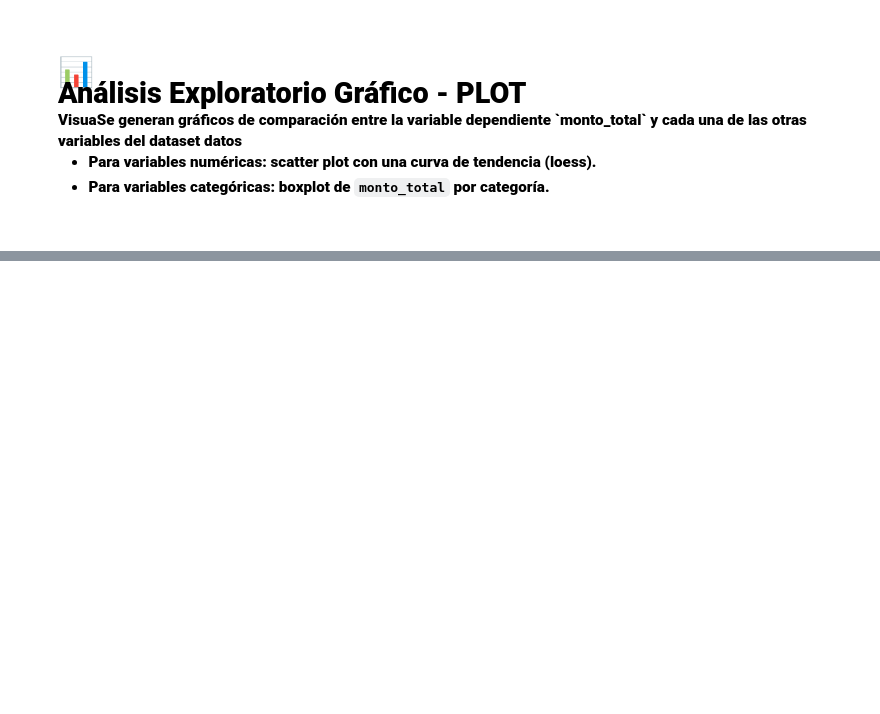
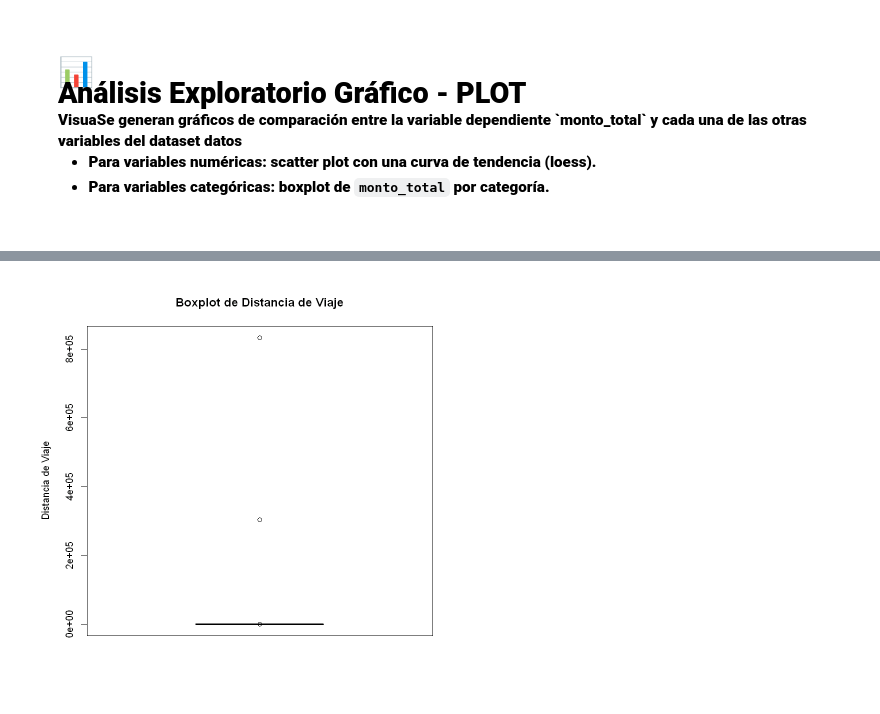
Before and after one commit to RosariosTijeras/Autonomos-Modelamiento, a Jupyter notebook: Autonomos/Autonomo_2/R_Notebooks/analisis.ipynb, the cells around one changed output, grey strips where cells are left out. Saved outputs shown, nothing was run; the diff lists cells and outputs as text; code cells hidden in the pictures; blank space fills up the shorter version.

```diff
--- a/Autonomos/Autonomo_2/R_Notebooks/analisis.ipynb
+++ b/Autonomos/Autonomo_2/R_Notebooks/analisis.ipynb
@@ -611,0 +592,4 @@ F-statistic: 154.5 on 8 and 913740 DF,  p-value: < 2.2e-16
+# %%
+boxplot(datos$distancia_viaje, main="Boxplot de Distancia de Viaje", ylab="Distancia de Viaje", col="lightblue")
+# %% [output]
+[figure, added]
```
Also changed, not shown: parts of 24 cells of this notebook.
